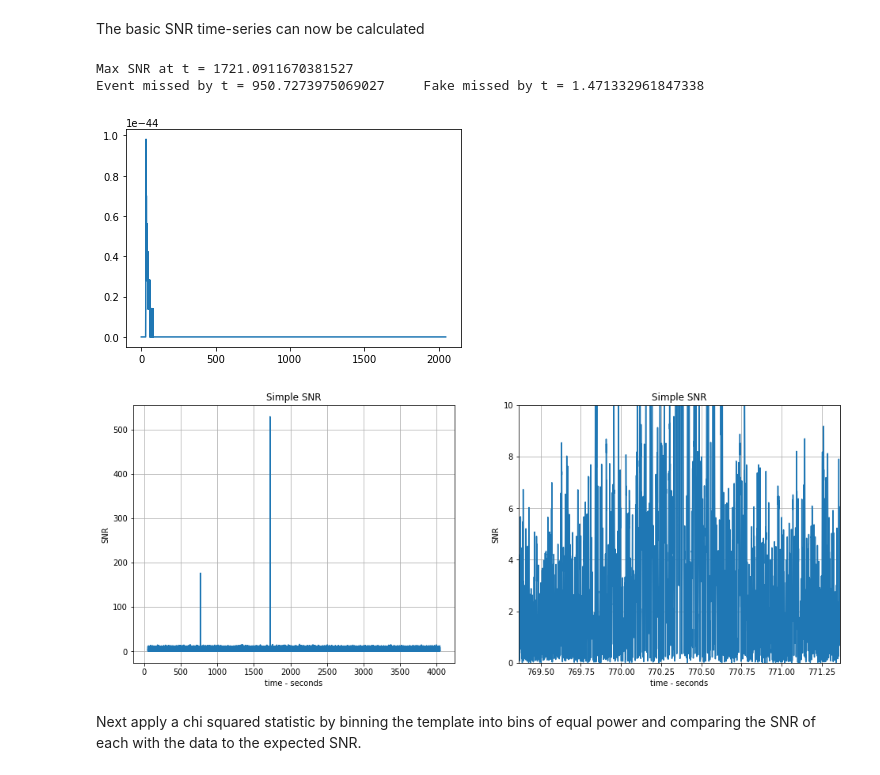
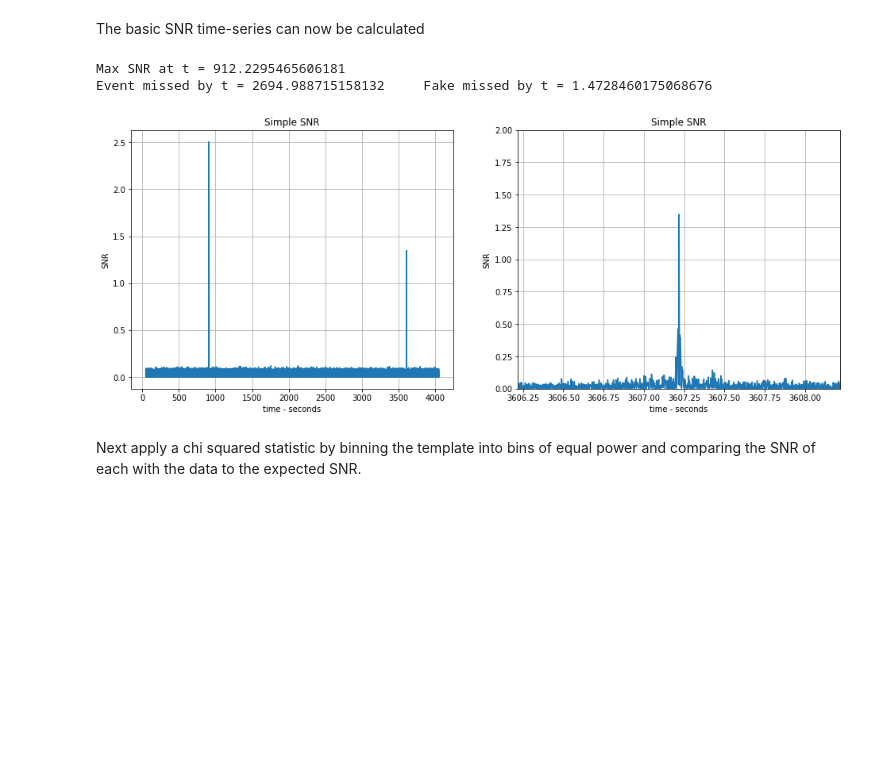
Before and after one commit to connor-mcisaac/gw_test, a Jupyter notebook: FFTonly/MatchedFilter.ipynb, the cells around one changed output. Drawn from its saved outputs; the diff is of its cells as text; code cells hidden in the pictures; blank space fills up the shorter version.

```diff
--- a/FFTonly/MatchedFilter.ipynb
+++ b/FFTonly/MatchedFilter.ipynb
@@ -63,9 +63,9 @@ hc[:100] *= Hann(np.arange(100), 200)
 ht = hp0.sample_times.numpy()
 
 #Create a fake transient signal with high strain amplitude to test RSNR
-lengths_fake = 1 #length of signal in seconds
+lengths_fake = 0.5 #length of signal in seconds
 freqs_fake = 40. #freq in seconds^-1
-length_fake, freq_fake, freqm_fake, maxa_fake = int(lengths_fake*fs), freqs_fake/fs, 5, 1e-20
+length_fake, freq_fake, freqm_fake, maxa_fake = int(lengths_fake*fs), freqs_fake/fs, 2, 1e-20
 x_fake, y_fake = SGsignal(length_fake, freq_fake, freqm_fake, maxa_fake)
 
 #Plot both polarisations and the fake signal
@@ -241,42 +241,41 @@ def calcsnr(xdata, ydata, xtemp, ytemp, it_psd):
     innerft = y1ft*np.conj(y2ft)*y3ft
     yinner0 = np.fft.irfft(innerft)*(xft[1]-xft[0])*len(xdata)
     yinner = np.real(4*(yinner0*np.conj(yinner0))**0.5)
-    norm0 = y2ft*np.conj(y2ft)*y3ft
-    plt.figure()
-    plt.plot(xft, y2ft*np.conj(y2ft))
+    normf = np.fft.rfftfreq(len(xtemp), dx)
+    tempft = np.fft.rfft(ytemp)
+    norm0 = tempft*np.conj(tempft)*it_psd(normf)
     norm = np.real(4*np.sum(norm0*(xft[1]-xft[0])))
     snr = yinner/np.sqrt(norm)
     dt = 1/(len(snr)*(xft[1] - xft[0]))
     xsnr = np.linspace(0, len(snr)*dt, num=len(snr))
     return xsnr, snr
 
 
 tsnr0, snr0 = calcsnr(ts, data, ht, hp, it_psd)
 tsnr = tsnr0[50*fs:-50*fs]
 snr = snr0[50*fs:-50*fs]
 plt.figure(figsize=(16, 6))
 plt.subplot(1, 2, 1)
 plt.plot(tsnr, snr)
 plt.title('Simple SNR')
 plt.xlabel('time - seconds')
 plt.ylabel('SNR')
 plt.grid()
 plt.subplot(1, 2, 2)
 plt.plot(tsnr, snr)
 plt.xlim([eventt-1, eventt+1])
-plt.ylim([0, 10])
+plt.ylim([0, 2])
 plt.title('Simple SNR')
 plt.xlabel('time - seconds')
 plt.ylabel('SNR')
 plt.grid()
 
 print('Max SNR at t =', tsnr[np.argmax(snr)], '\nEvent missed by t =', np.abs(eventt-tsnr[np.argmax(snr)]),
      '    Fake missed by t =', np.abs(faket-tsnr[np.argmax(snr)]))
 # %% [output]
-Max SNR at t = 1721.0911670381527
-Event missed by t = 950.7273975069027     Fake missed by t = 1.471332961847338
+Max SNR at t = 912.2295465606181
+Event missed by t = 2694.988715158132     Fake missed by t = 1.4728460175068676
-[figure, old version]
+[figure, new version]
-[figure, removed]
 # %% [markdown]
 Next apply a chi squared statistic by binning the template into bins of equal power and comparing the SNR of each with the data to the expected SNR.
 # %%
```
Also changed, not shown: parts of 4 cells of this notebook.
